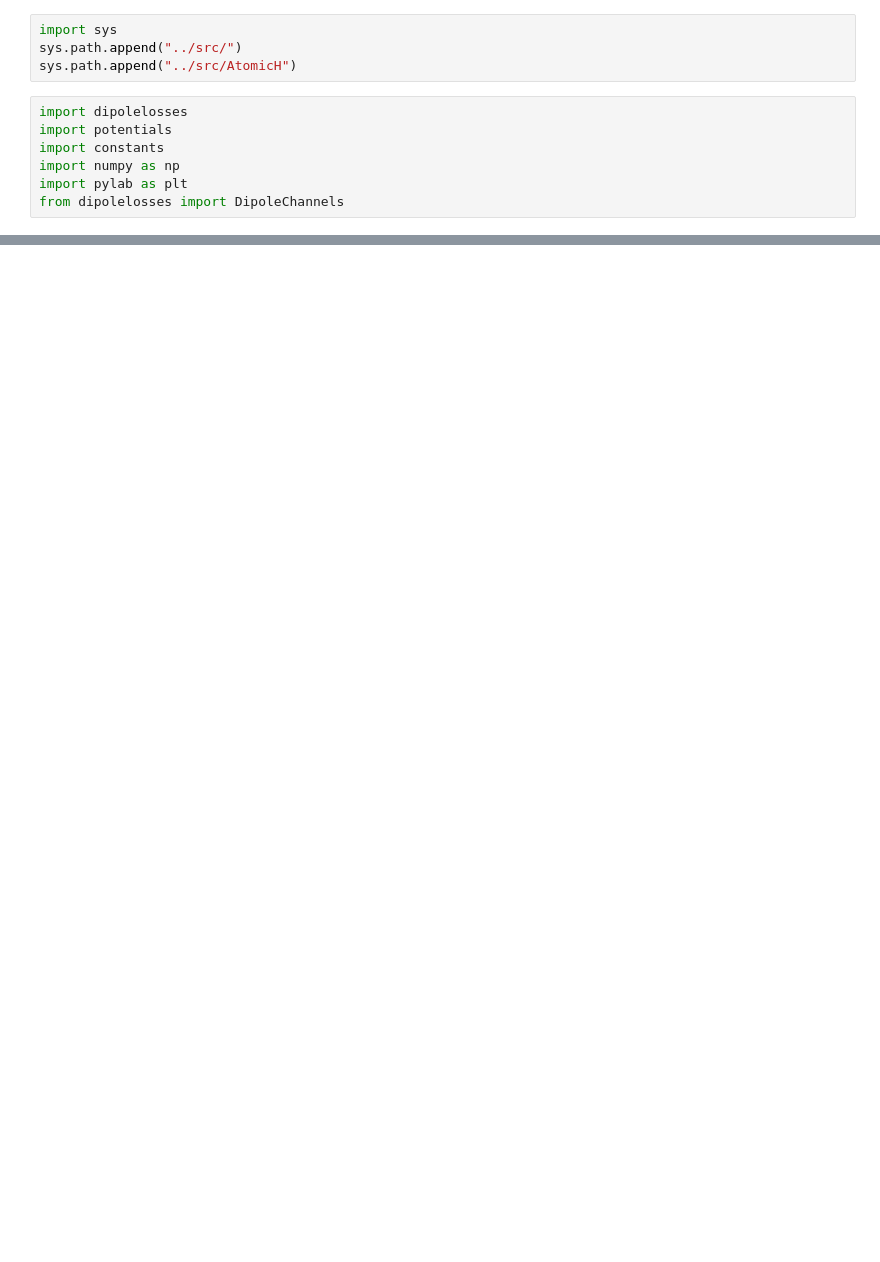
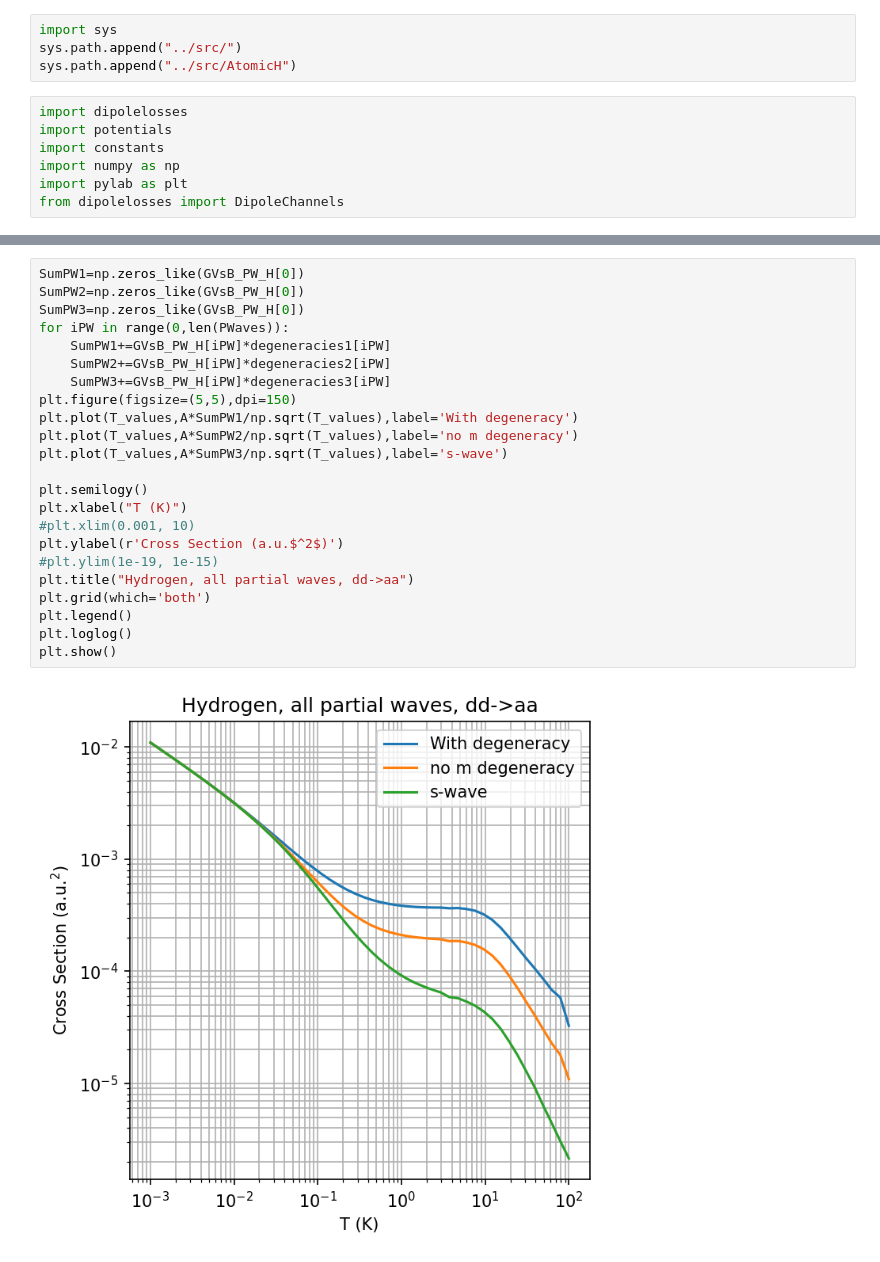
Before and after one commit to UTA-NURES/AtomicHScattering, a Jupyter notebook: examples/Higher Partial Waves.ipynb, the cells around one changed output, grey strips where cells are left out. Saved outputs shown, nothing was run; the diff lists cells and outputs as text; blank space fills up the shorter version.

```diff
--- a/examples/Higher Partial Waves.ipynb
+++ b/examples/Higher Partial Waves.ipynb
@@ -36,0 +65,25 @@ B_display=dipolelosses.B_Naught(B_values)
+# %%
+SumPW1=np.zeros_like(GVsB_PW_H[0])
+SumPW2=np.zeros_like(GVsB_PW_H[0])
+SumPW3=np.zeros_like(GVsB_PW_H[0])
+for iPW in range(0,len(PWaves)):
+    SumPW1+=GVsB_PW_H[iPW]*degeneracies1[iPW]
+    SumPW2+=GVsB_PW_H[iPW]*degeneracies2[iPW]
+    SumPW3+=GVsB_PW_H[iPW]*degeneracies3[iPW]
+plt.figure(figsize=(5,5),dpi=150)
+plt.plot(T_values,A*SumPW1/np.sqrt(T_values),label='With degeneracy')
+plt.plot(T_values,A*SumPW2/np.sqrt(T_values),label='no m degeneracy')
+plt.plot(T_values,A*SumPW3/np.sqrt(T_values),label='s-wave')
+
+plt.semilogy()
+plt.xlabel("T (K)")
+#plt.xlim(0.001, 10)
+plt.ylabel(r'Cross Section (a.u.$^2$)')
+#plt.ylim(1e-19, 1e-15)
+plt.title("Hydrogen, all partial waves, dd->aa")
+plt.grid(which='both')
+plt.legend()
+plt.loglog()
+plt.show()
+# %% [output]
+[figure, added]
```
Also changed, not shown: parts of 11 cells of this notebook, 2 other files.
